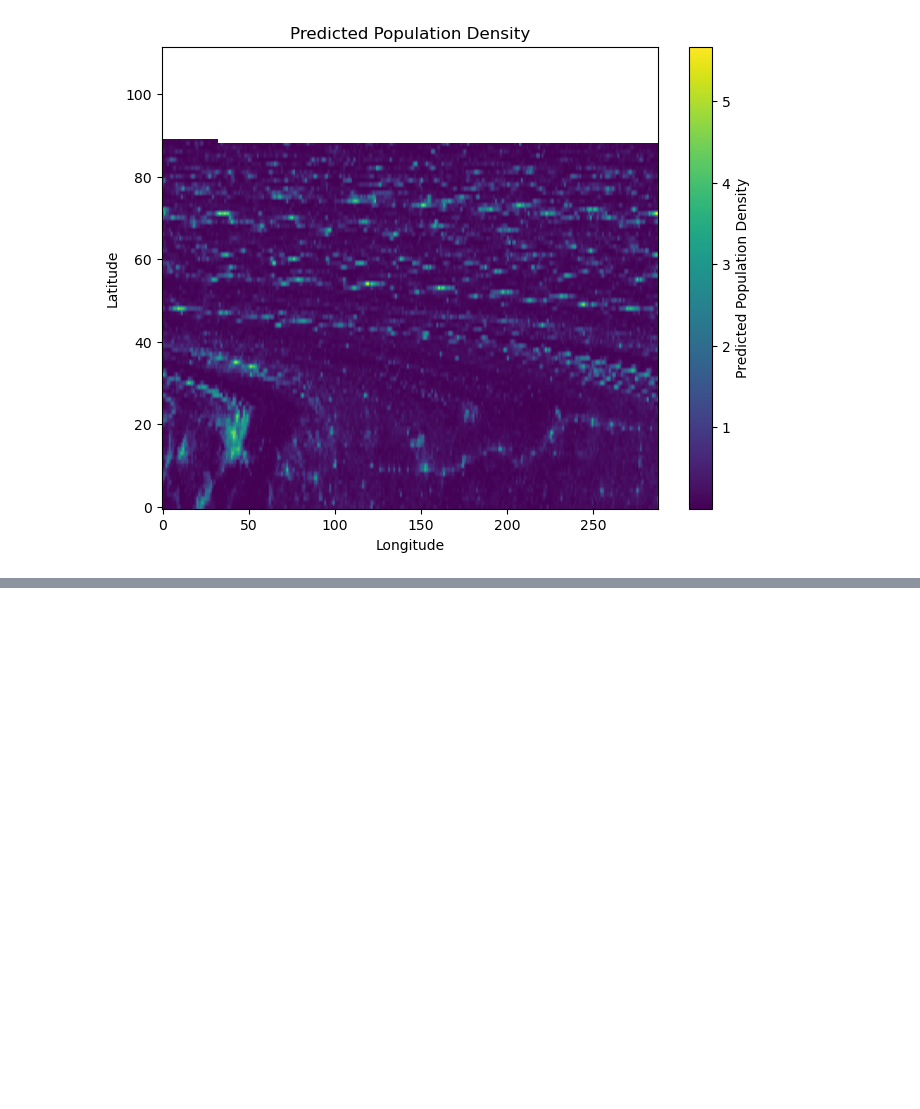
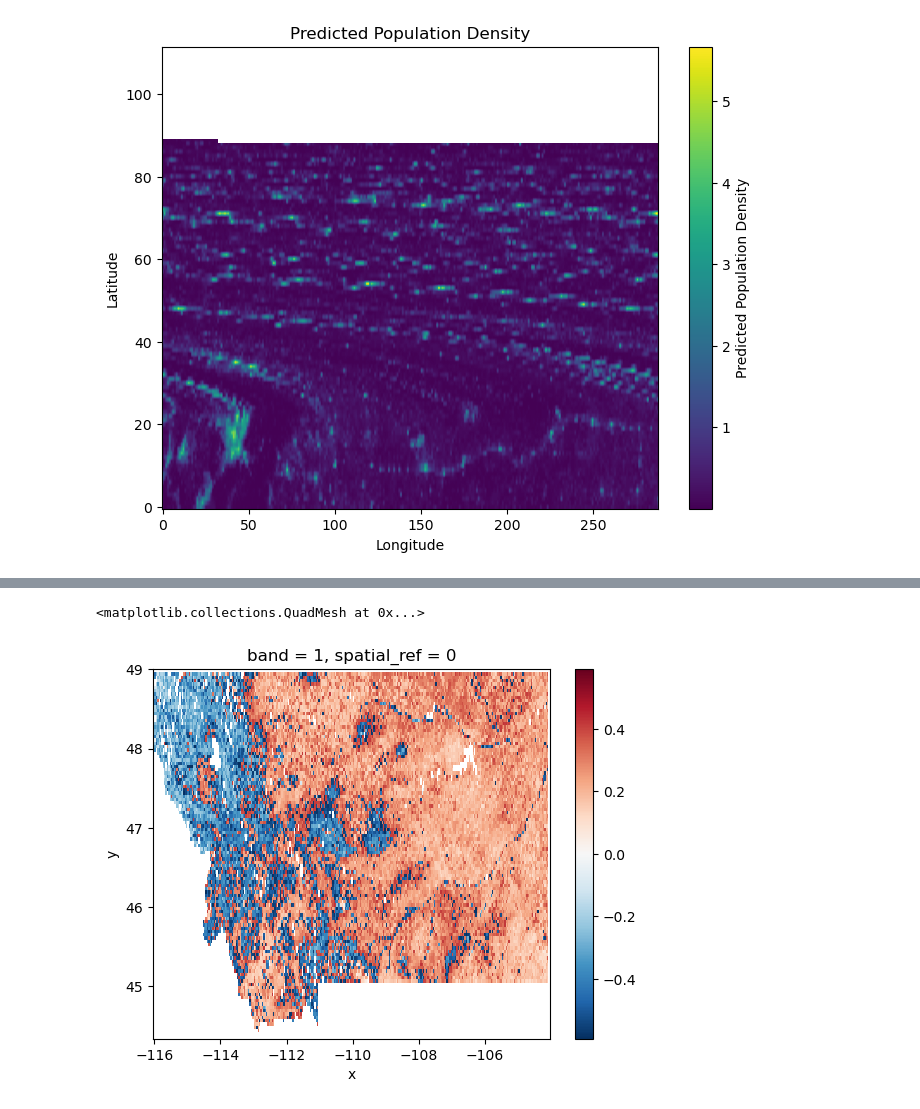
Before and after one commit to Chigiriq/geoP3, a Jupyter notebook: v3.ipynb, the cells around one changed output, grey strips where cells are left out. Saved outputs shown, nothing was run; the diff lists cells and outputs as text; code cells hidden in the pictures; blank space fills up the shorter version.

```diff
--- a/v3.ipynb
+++ b/v3.ipynb
@@ -629,0 +706,5 @@ plt.show()
+# %%
+ndvi_data_re.plot()
+# %% [output]
+<matplotlib.collections.QuadMesh at 0x...>
+[figure, added]
```
Also changed, not shown: parts of 27 cells of this notebook.
